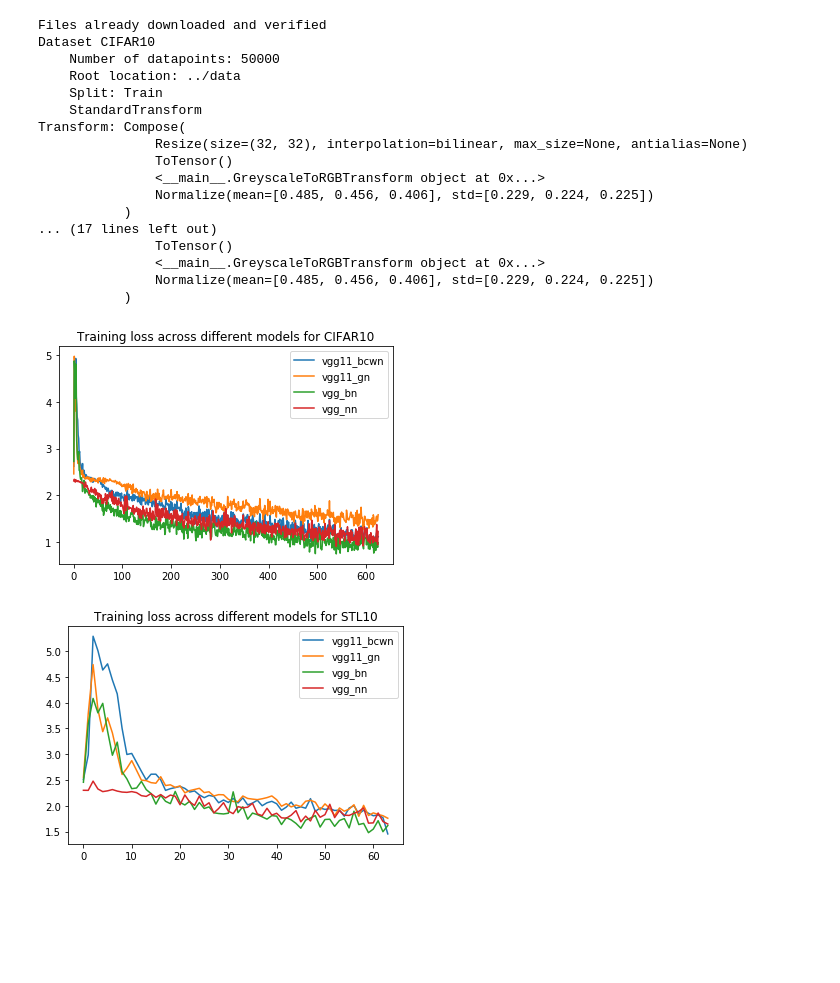
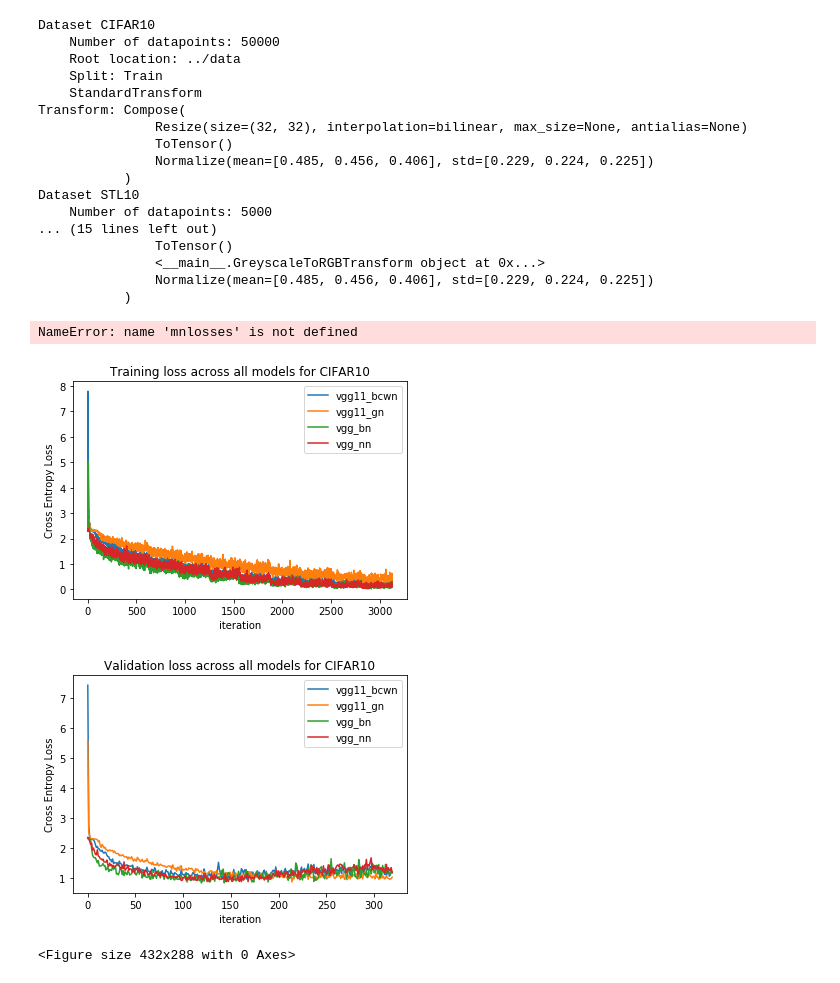
Before and after one commit to 395t/coding-assignment-week-5-nrm-2, a Jupyter notebook: src/main.ipynb, the cells around one changed output. Saved outputs shown, nothing was run; the diff lists cells and outputs as text; code cells hidden in the pictures; blank space fills up the shorter version.

Commit message:
plot for CIFAR10 completed

```diff
--- a/src/main.ipynb
+++ b/src/main.ipynb
@@ -411,8 +497,9 @@ def get_args():
     args = dict()
     args["device"] = "cuda:3"
     args["lr"] = 1e-4 # learning rate
-    args["epoch"] = 2
+    args["epoch"] = 10
     args["batch_size"] = 128
+    args["val_batch_size"] = 128
     args["log_interval"] = 10
     args["dry_run"] = False
     return args
@@ -421,3 +508,4 @@ def main():
     # in theory load from cmd, but ... jupyter
     args = get_args()
     run_tests(args)
+    #run_tests_parallel(args)
@@ -426,55 +514,77 @@ def main():
 # %%
 # plotting code
-def plot_train_losses(dn, mnlosses):
+def plot_losses(dn, mnlosses, title):
     plt.figure()
-    for mn, train_loss in mnlosses:
-        plt.plot(train_loss, label=mn)
+    for mn, loss in mnlosses:
+        plt.plot(loss, label=mn)
     plt.legend()
-    plt.title("Training loss across different models for {}".format(dn))
+    plt.xlabel("iteration")
+    plt.ylabel("Cross Entropy Loss")
+    plt.title(title)
+    plt.savefig("../figure/{}.png".format(title))
+
+def plot_accuracy(dn, mnpercents, title):
+    plt.figure()
+    for mn, accuracy in mnpercents:
+        plt.plot(accuracy, label=mn)
+    plt.legend()
+    plt.xlabel("iteration")
+    plt.ylabel("percent")
+    plt.title(title)
+    plt.savefig("../figure/{}.png".format(title))
 
 def plot_all(args, MAX_EPOCH):
     device = torch.device(args["device"])
-    datasets, dataset_names, num_classess = get_dataset_data(args["batch_size"])
+    datasets, dataset_names, num_classess = get_dataset_data(args["batch_size"], args["val_batch_size"])
     cache_data = dict()
     for num_classes, dn, (train_set, val_set) in zip(num_classess, dataset_names, datasets):
         models, model_names = get_model_data(num_classes)
         for model, mn in zip(models, model_names):
             if mn == "vgg_nn":
                 clip_grad = True
             else:
                 clip_grad = False
             optimizer = torch.optim.Adam(model.parameters(), lr=args["lr"])
             checkpt_name = "{}_{}_{}.p".format(mn, dn, MAX_EPOCH)
             checkpoint = torch.load(checkpt_name)
             model.load_state_dict(checkpoint['model'])
-            train_losses = checkpoint["loss"]
-            cache_data[(dn, mn)] = (model, train_losses)
+            cache_data[(dn, mn)] = checkpoint
             #plot_train_loss(mn, dn, train_losses)
             #return
     # plot the training loss
     for dn in dataset_names:
-        mnlosses = [(mn, cache_data[(dn, mn)][1]) for mn in model_names]
-        plot_train_losses(dn, mnlosses)
+        mntlosses = [(mn, cache_data[(dn, mn)]["loss"]) for mn in model_names]
+        mnvlosses = [(mn, cache_data[(dn, mn)]["val_loss"]) for mn in model_names]
+        mntaccuracy = [(mn, cache_data[(dn, mn)]["train_percent"]) for mn in model_names]
+        mnvaccuracy = [(mn, cache_data[(dn, mn)]["val_percent"]) for mn in model_names]
+
+        plot_losses(dn, mntlosses, "Training loss across all models for {}".format(dn))
+        plot_losses(dn, mnvlosses, "Validation loss across all models for {}".format(dn))
+        plot_accuracy(dn, mntlosses, "Training accuracy across all models for {}".format(dn))
+        plot_accuracy(dn, mnvlosses, "Validation accuracy across all models for {}".format(dn))
+
     plt.show()
 
-plot_all(get_args(), 1)
+plot_all(get_args(), 9)
 # %% [output]
-Files already downloaded and verified
 Dataset CIFAR10
     Number of datapoints: 50000
     Root location: ../data
     Split: Train
     StandardTransform
 Transform: Compose(
                Resize(size=(32, 32), interpolation=bilinear, max_size=None, antialias=None)
                ToTensor()
-               <__main__.GreyscaleToRGBTransform object at 0x...>
                Normalize(mean=[0.485, 0.456, 0.406], std=[0.229, 0.224, 0.225])
            )
-... (17 lines left out)
+Dataset STL10
+    Number of datapoints: 5000
+... (15 lines left out)
                ToTensor()
                <__main__.GreyscaleToRGBTransform object at 0x...>
                Normalize(mean=[0.485, 0.456, 0.406], std=[0.229, 0.224, 0.225])
            )
+NameError: name 'mnlosses' is not defined
-[figure, old version]
+[figure, new version]
-[figure, old version]
+[figure, new version]
+<Figure size 432x288 with 0 Axes>
```
Also changed, not shown: parts of 12 cells of this notebook, 4 other files.
